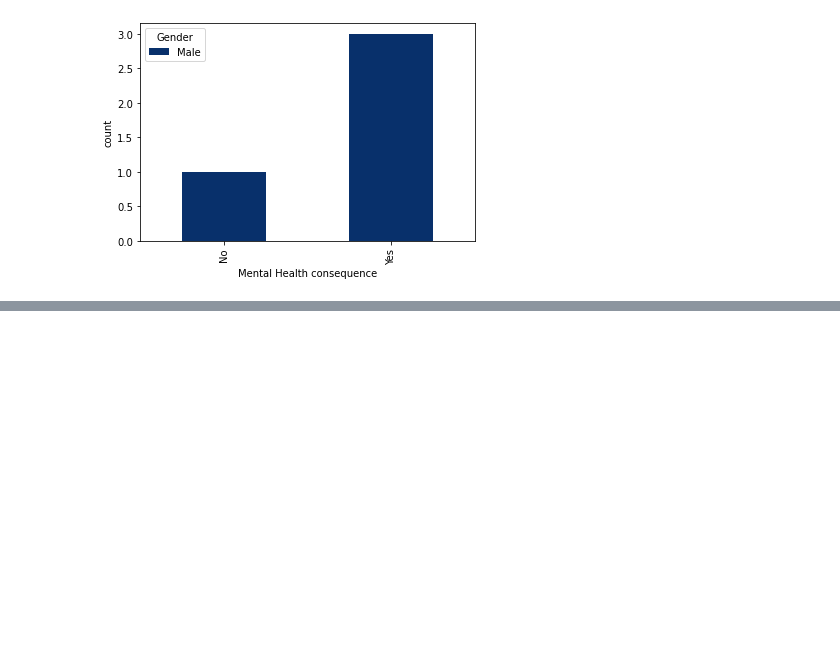
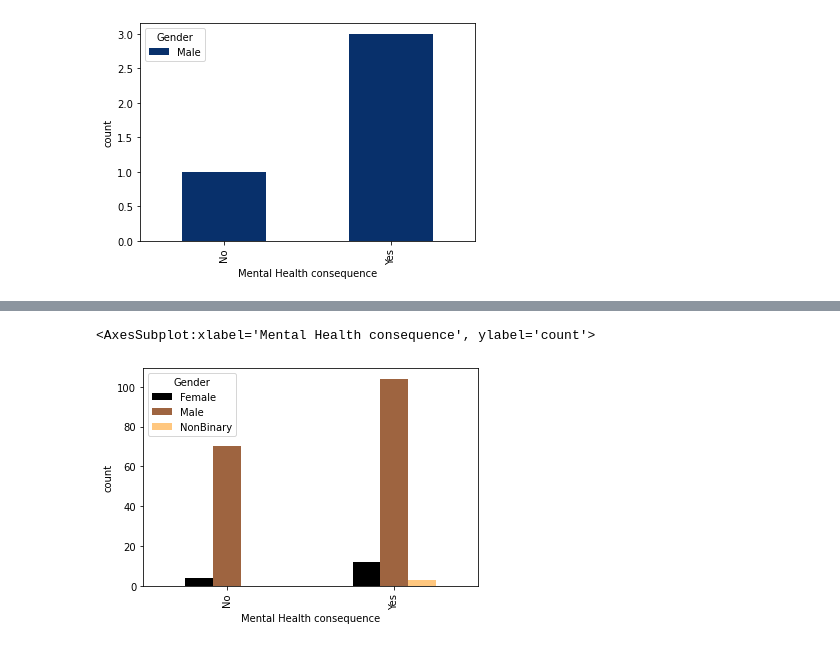
Before and after one commit to Divinemayur/MentalHealthsurvey, a Jupyter notebook: MentalHealthIllnessProject.ipynb, the cells around one changed output, grey strips where cells are left out. Drawn from its saved outputs; the diff is of its cells as text; code cells hidden in the pictures; blank space fills up the shorter version.

```diff
--- a/MentalHealthIllnessProject.ipynb
+++ b/MentalHealthIllnessProject.ipynb
@@ -123,0 +133,7 @@ dataframe4.plot(kind='bar', xlabel="Mental Health consequence", ylabel="count",
+# %%
+dataframe6=dataframe5.groupby(['mental_health_consequence','Gender']).size()
+dataframe6=dataframe6.unstack()
+dataframe6.plot(kind='bar', xlabel="Mental Health consequence", ylabel="count", colormap = "copper")
+# %% [output]
+<AxesSubplot:xlabel='Mental Health consequence', ylabel='count'>
+[figure, added]
```
Also changed, not shown: parts of 2 cells of this notebook.
